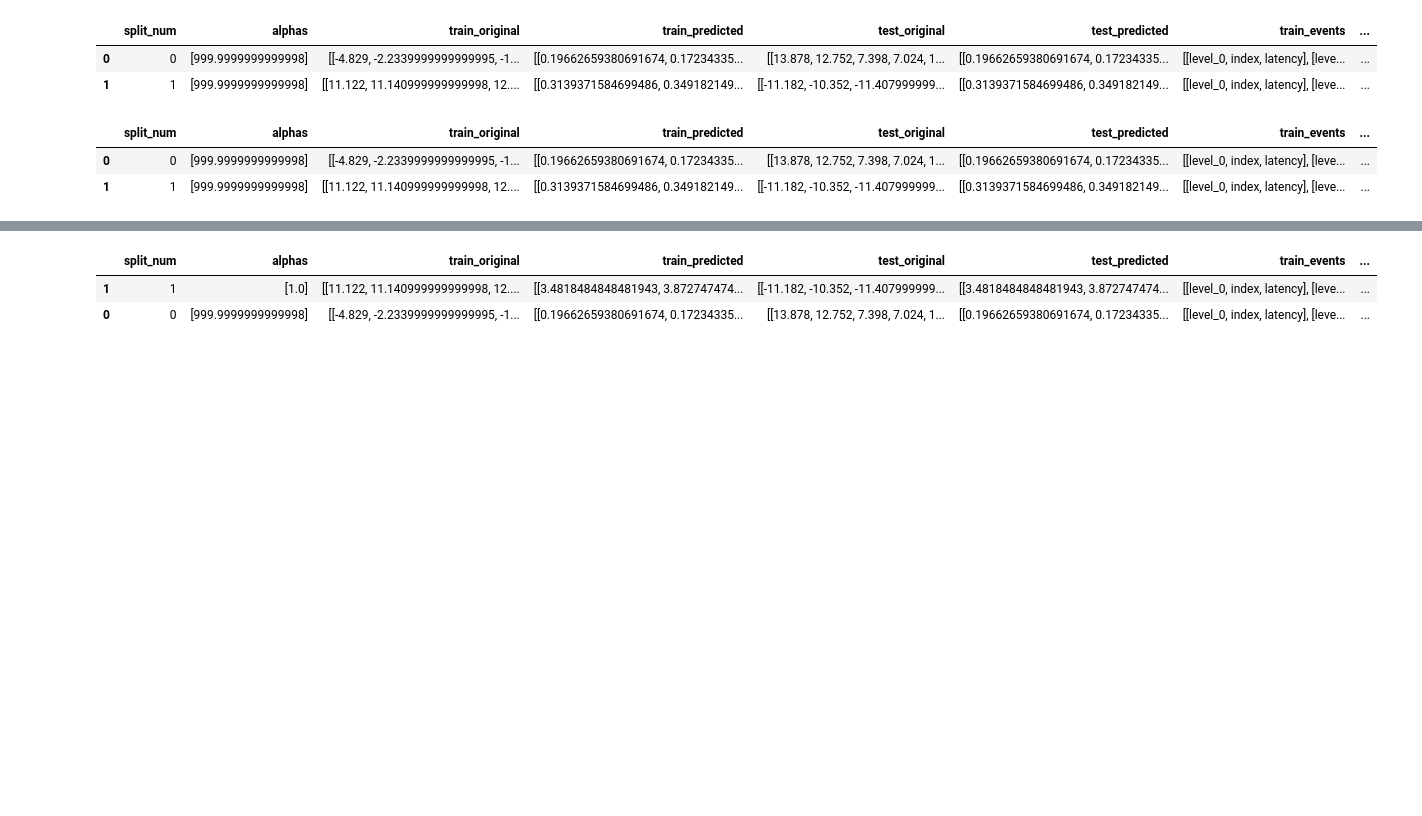
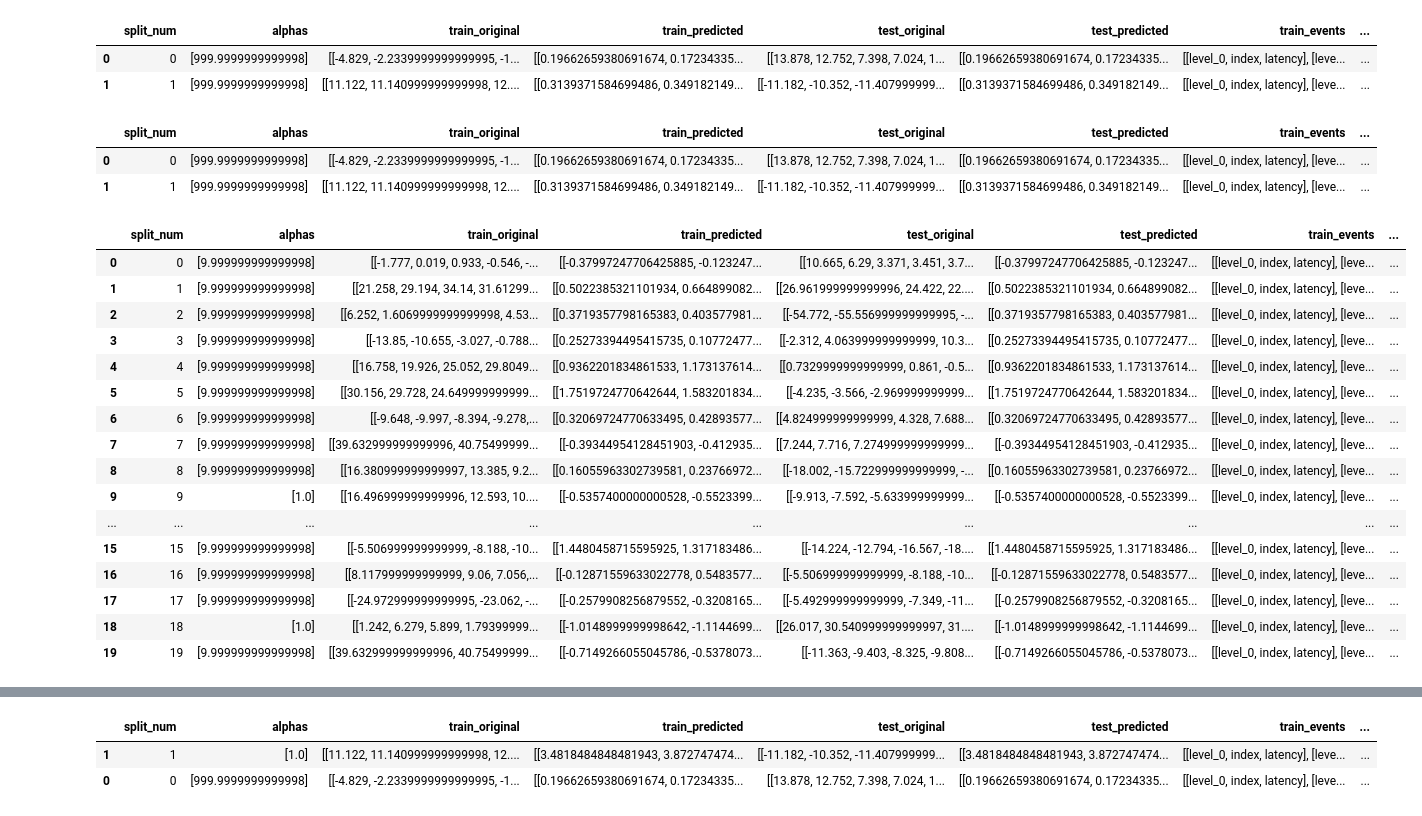
Before and after one commit to abelowska/neuroNoodle, a Jupyter notebook: model_selection/model_selection_cv.ipynb, the cells around one changed output, grey strips where cells are left out. Saved outputs shown, nothing was run; the diff lists cells and outputs as text; code cells hidden in the pictures; blank space fills up the shorter version.

```diff
--- a/model_selection/model_selection_cv.ipynb
+++ b/model_selection/model_selection_cv.ipynb
@@ -232,7 +161,7 @@ for key in unfold_models.keys():
     path = Path(f"{results_main_path}/{key}")
     path.mkdir(parents=True, exist_ok=True)
 # %%
-current_file_names = file_names[:10]
+current_file_names = file_names[:9]
 current_file_names
 # %% [output]
 ['AB0407_SST14_EOG4',
@@ -377,7 +241,26 @@ for result in results_test:
 | 0 | 0 | [999.9999999999998] | [[-4.829, -2.2339999999999995, -1... | [[0.19662659380691674, 0.17234335... | [[13.878, 12.752, 7.398, 7.024, 1... | [[0.19662659380691674, 0.17234335... | [[level_0, index, latency], [leve... | ... |
 | 1 | 1 | [999.9999999999998] | [[11.122, 11.140999999999998, 12.... | [[0.3139371584699486, 0.349182149... | [[-11.182, -10.352, -11.407999999... | [[0.3139371584699486, 0.349182149... | [[level_0, index, latency], [leve... | ... |
 # %%
-data = results_test[0]
+data = unfold_model_cv.cv_results['Fz']
+data
+# %% [output]
+|  | split_num | alphas | train_original | train_predicted | test_original | test_predicted | train_events | ... |
+| 0 | 0 | [9.999999999999998] | [[-1.777, 0.019, 0.933, -0.546, -... | [[-0.37997247706425885, -0.123247... | [[10.665, 6.29, 3.371, 3.451, 3.7... | [[-0.37997247706425885, -0.123247... | [[level_0, index, latency], [leve... | ... |
+| 1 | 1 | [9.999999999999998] | [[21.258, 29.194, 34.14, 31.61299... | [[0.5022385321101934, 0.664899082... | [[26.961999999999996, 24.422, 22.... | [[0.5022385321101934, 0.664899082... | [[level_0, index, latency], [leve... | ... |
+| 2 | 2 | [9.999999999999998] | [[6.252, 1.6069999999999998, 4.53... | [[0.3719357798165383, 0.403577981... | [[-54.772, -55.556999999999995, -... | [[0.3719357798165383, 0.403577981... | [[level_0, index, latency], [leve... | ... |
+| 3 | 3 | [9.999999999999998] | [[-13.85, -10.655, -3.027, -0.788... | [[0.25273394495415735, 0.10772477... | [[-2.312, 4.063999999999999, 10.3... | [[0.25273394495415735, 0.10772477... | [[level_0, index, latency], [leve... | ... |
+| 4 | 4 | [9.999999999999998] | [[16.758, 19.926, 25.052, 29.8049... | [[0.9362201834861533, 1.173137614... | [[0.7329999999999999, 0.861, -0.5... | [[0.9362201834861533, 1.173137614... | [[level_0, index, latency], [leve... | ... |
+| 5 | 5 | [9.999999999999998] | [[30.156, 29.728, 24.649999999999... | [[1.7519724770642644, 1.583201834... | [[-4.235, -3.566, -2.969999999999... | [[1.7519724770642644, 1.583201834... | [[level_0, index, latency], [leve... | ... |
+| 6 | 6 | [9.999999999999998] | [[-9.648, -9.997, -8.394, -9.278,... | [[0.32069724770633495, 0.42893577... | [[4.824999999999999, 4.328, 7.688... | [[0.32069724770633495, 0.42893577... | [[level_0, index, latency], [leve... | ... |
+| 7 | 7 | [9.999999999999998] | [[39.632999999999996, 40.75499999... | [[-0.39344954128451903, -0.412935... | [[7.244, 7.716, 7.274999999999999... | [[-0.39344954128451903, -0.412935... | [[level_0, index, latency], [leve... | ... |
+| 8 | 8 | [9.999999999999998] | [[16.380999999999997, 13.385, 9.2... | [[0.16055963302739581, 0.23766972... | [[-18.002, -15.722999999999999, -... | [[0.16055963302739581, 0.23766972... | [[level_0, index, latency], [leve... | ... |
+| 9 | 9 | [1.0] | [[16.496999999999996, 12.593, 10.... | [[-0.5357400000000528, -0.5523399... | [[-9.913, -7.592, -5.633999999999... | [[-0.5357400000000528, -0.5523399... | [[level_0, index, latency], [leve... | ... |
+| ... | ... | ... | ... | ... | ... | ... | ... | ... |
+| 15 | 15 | [9.999999999999998] | [[-5.506999999999999, -8.188, -10... | [[1.4480458715595925, 1.317183486... | [[-14.224, -12.794, -16.567, -18.... | [[1.4480458715595925, 1.317183486... | [[level_0, index, latency], [leve... | ... |
+| 16 | 16 | [9.999999999999998] | [[8.117999999999999, 9.06, 7.056,... | [[-0.12871559633022778, 0.5483577... | [[-5.506999999999999, -8.188, -10... | [[-0.12871559633022778, 0.5483577... | [[level_0, index, latency], [leve... | ... |
+| 17 | 17 | [9.999999999999998] | [[-24.972999999999995, -23.062, -... | [[-0.2579908256879552, -0.3208165... | [[-5.492999999999999, -7.349, -11... | [[-0.2579908256879552, -0.3208165... | [[level_0, index, latency], [leve... | ... |
+| 18 | 18 | [1.0] | [[1.242, 6.279, 5.899, 1.79399999... | [[-1.0148999999998642, -1.1144699... | [[26.017, 30.540999999999997, 31.... | [[-1.0148999999998642, -1.1144699... | [[level_0, index, latency], [leve... | ... |
+| 19 | 19 | [9.999999999999998] | [[39.632999999999996, 40.75499999... | [[-0.7149266055045786, -0.5378073... | [[-11.363, -9.403, -8.325, -9.808... | [[-0.7149266055045786, -0.5378073... | [[level_0, index, latency], [leve... | ... |
 # %%
 split_index = 1
 dataset = 'test'
```
Also changed, not shown: parts of 10 cells of this notebook, 4 other files.
